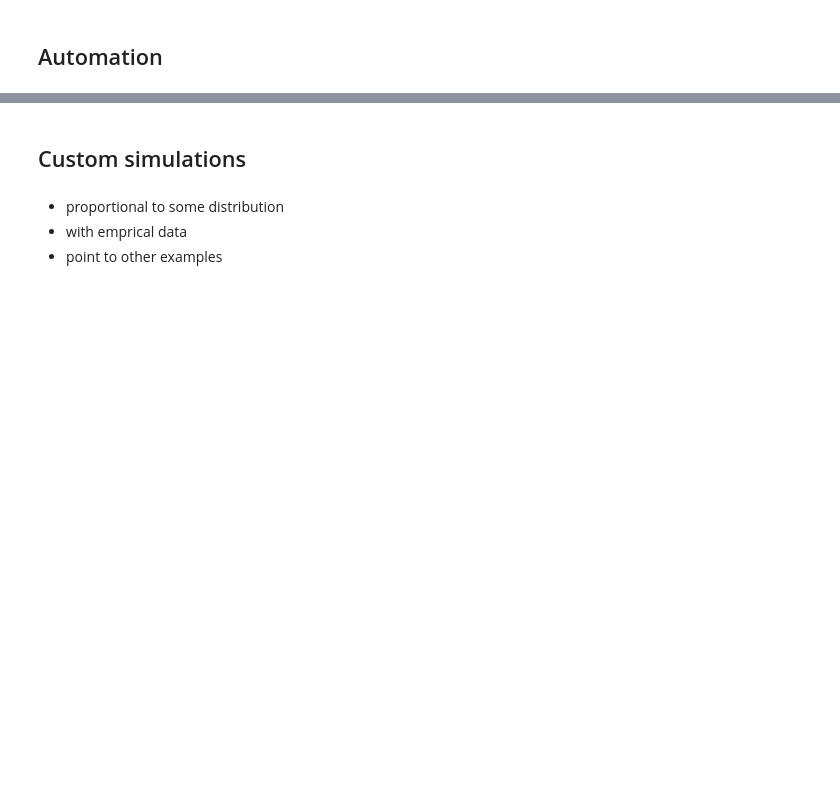
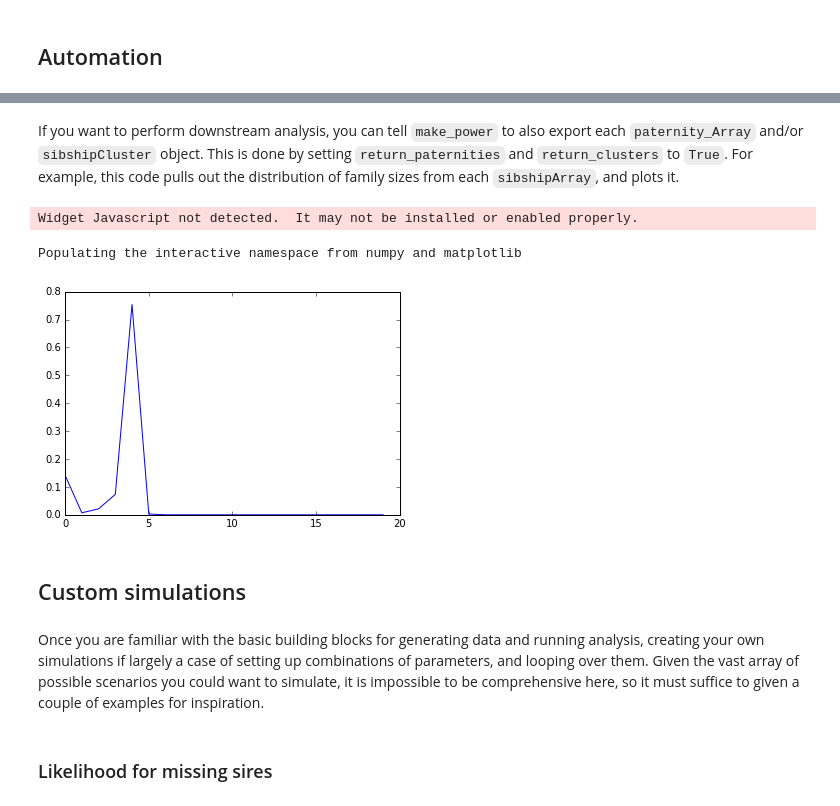
Before and after one commit to ellisztamas/faps, a Jupyter notebook: docs/06 Simulating data.ipynb, the cells around one changed output, grey strips where cells are left out. Cells and saved outputs as stored; diff of their text form; code cells hidden in the pictures; blank space fills up the shorter version.

Commit message:
Added docs on simulating data

```diff
--- a/docs/06 Simulating data.ipynb
+++ b/docs/06 Simulating data.ipynb
@@ -21,0 +171,16 @@ Before committing to the time and cost of genotyping samples for a paternity stu
+# %%
+import numpy as np
+from faps import *
+import pandas as pd
+
+# Common simulation parameters
+r            = 10 # number of replicates
+nloci        = [30,40,50] # number of loci
+allele_freqs = [0.25, 0.5] # draw allele frequencies
+nadults      = [100,250,500] # size of the adults population
+mu           = 0.0015 #genotype error rates
+sires        = 4
+offspring    = 5
+
+np.random.seed(614)
+eventab = make_power(r, nloci, allele_freqs, nadults, sires, offspring, 0, mu)
@@ -22,6 +248,22 @@ Before committing to the time and cost of genotyping samples for a paternity stu
+# %% [markdown]
+If you want to perform downstream analysis, you can tell `make_power` to also export each `paternity_Array` and/or `sibshipCluster` object. This is done by setting `return_paternities` and `return_clusters` to `True`. For example, this code pulls out the distribution of family sizes from each `sibshipArray`, and plots it.
+# %%
+eventab = make_power(r, nloci, allele_freqs, nadults, sires, offspring, 0, mu, return_clusters=True, verbose=False)
+even_famsizes = np.array([evenclusters[i].family_size() for i in range(len(evenclusters))])
+
+import matplotlib as plt
+%pylab inline
+
+plt.plot(even_famsizes.mean(0))
+plt.show()
+# %% [output]
+Widget Javascript not detected.  It may not be installed or enabled properly.
+Populating the interactive namespace from numpy and matplotlib
+[figure, added]
 # %% [markdown]
 ## Custom simulations
-# %% [markdown]
-* proportional to some distribution
-* with emprical data
-* point to other examples
+# %% [markdown]
+Once you are familiar with the basic building blocks for generating data and running analysis, creating your own simulations if largely a case of setting up combinations of parameters, and looping over them.
+Given the vast array of possible scenarios you could want to simulate, it is impossible to be comprehensive here, so it must suffice to given a couple of examples for inspiration.
+# %% [markdown]
+### Likelihood for missing sires
```
Also changed, not shown: parts of 54 cells of this notebook, 1 other file.
